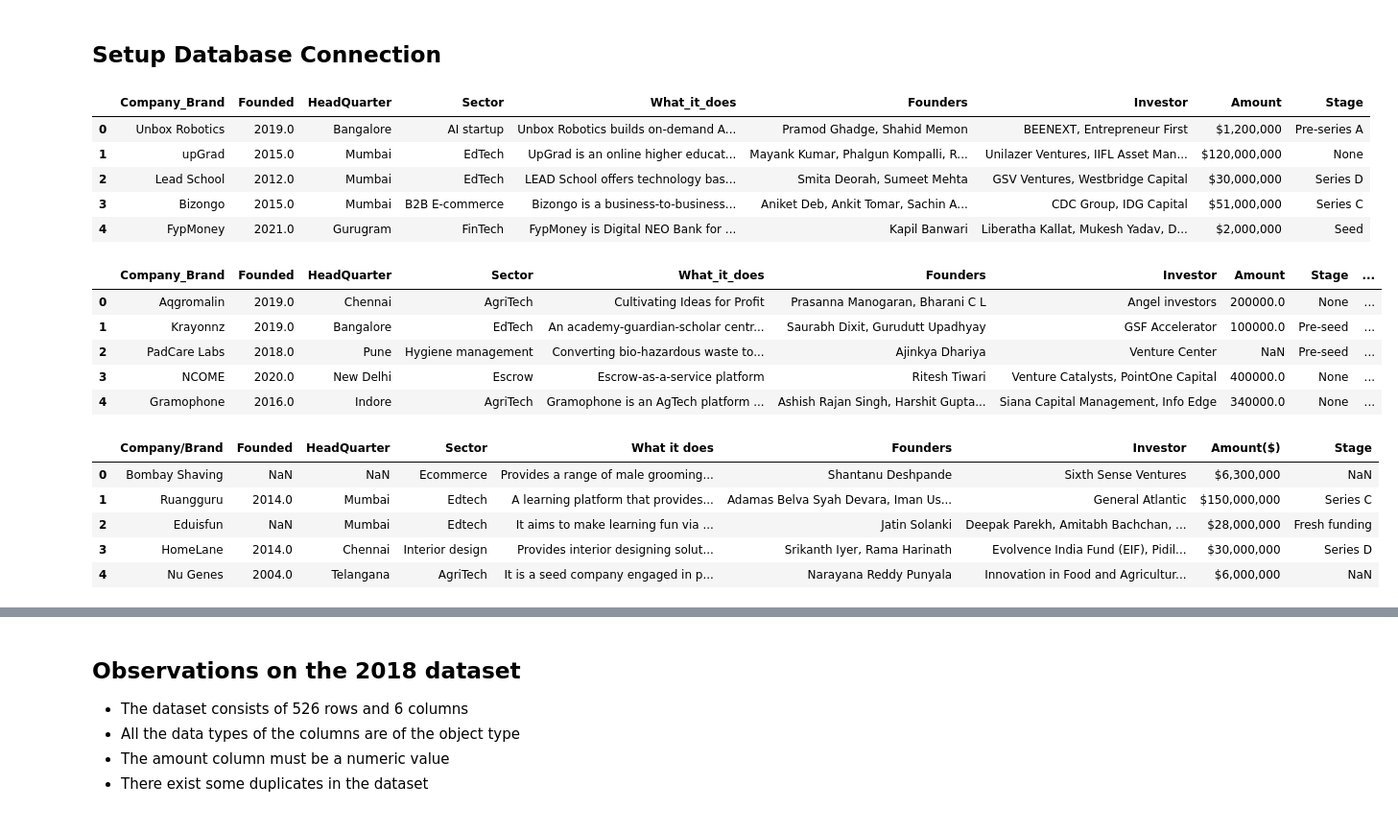
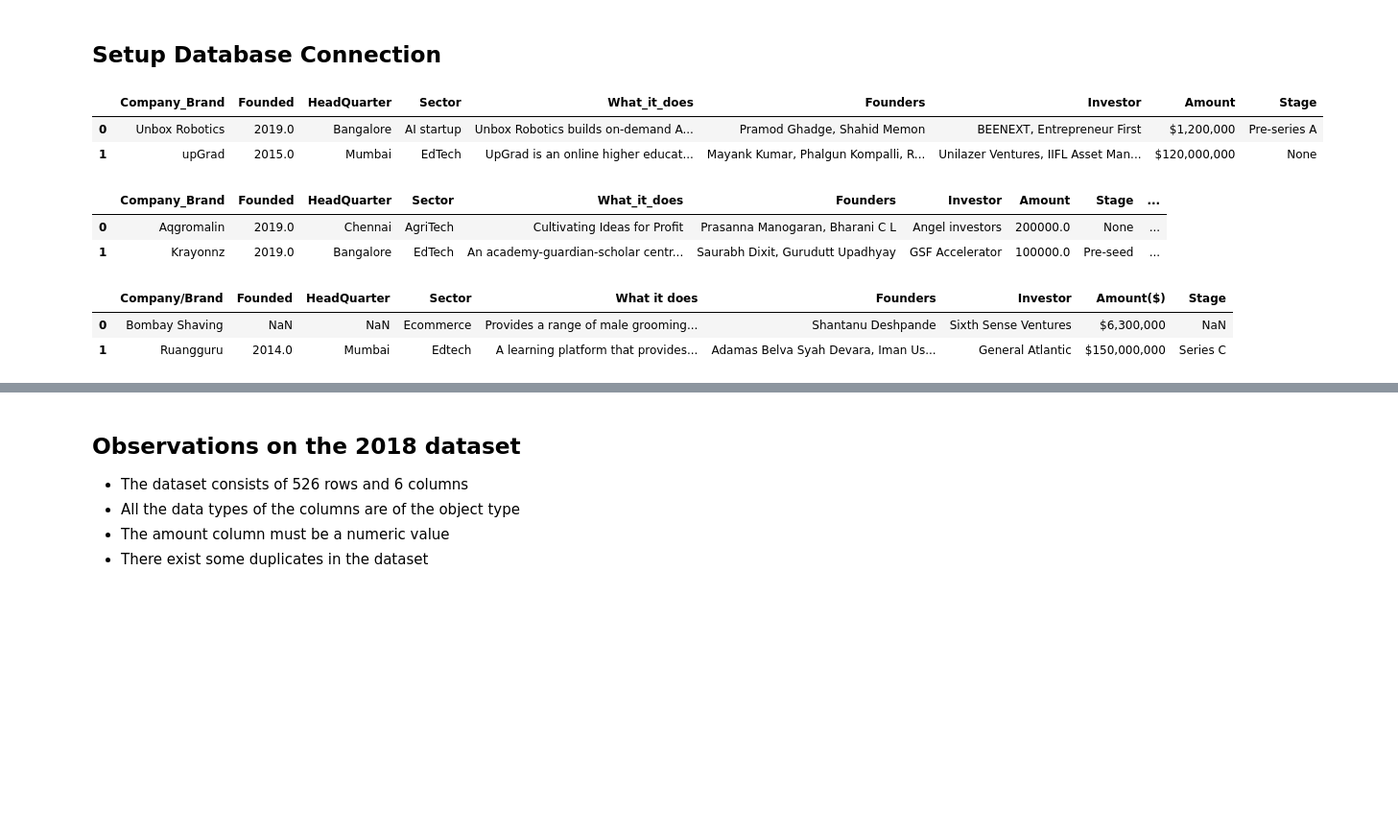
Before and after one commit to Azubi-Team-Selenium/Indian_Start_Up_Analysis, a Jupyter notebook: start_up_analysis.ipynb, the cells around one changed output, grey strips where cells are left out. Shown at 96% size. Cells and saved outputs as stored; diff of their text form; code cells hidden in the pictures; blank space fills up the shorter version.

```diff
--- a/start_up_analysis.ipynb
+++ b/start_up_analysis.ipynb
@@ -104,37 +96,28 @@ connection = pyodbc.connect(connection_string)
 # Loading 2021 dataset from MS SQL server
 query_2021 = " SELECT * FROM dbo.LP1_startup_funding2021"
 df_2021 = pd.read_sql(query_2021,connection)
-df_2021.head()
+df_2021.head(2)
 # %% [output]
 |  | Company_Brand | Founded | HeadQuarter | Sector | What_it_does | Founders | Investor | Amount | Stage |
 | 0 | Unbox Robotics | 2019.0 | Bangalore | AI startup | Unbox Robotics builds on-demand A... | Pramod Ghadge, Shahid Memon | BEENEXT, Entrepreneur First | $1,200,000 | Pre-series A |
 | 1 | upGrad | 2015.0 | Mumbai | EdTech | UpGrad is an online higher educat... | Mayank Kumar, Phalgun Kompalli, R... | Unilazer Ventures, IIFL Asset Man... | $120,000,000 | None |
-| 2 | Lead School | 2012.0 | Mumbai | EdTech | LEAD School offers technology bas... | Smita Deorah, Sumeet Mehta | GSV Ventures, Westbridge Capital | $30,000,000 | Series D |
-| 3 | Bizongo | 2015.0 | Mumbai | B2B E-commerce | Bizongo is a business-to-business... | Aniket Deb, Ankit Tomar, Sachin A... | CDC Group, IDG Capital | $51,000,000 | Series C |
-| 4 | FypMoney | 2021.0 | Gurugram | FinTech | FypMoney is Digital NEO Bank for ... | Kapil Banwari | Liberatha Kallat, Mukesh Yadav, D... | $2,000,000 | Seed |
 # %%
 # Load 2020 dataset from MS SQL Server
 query_2020 = "SELECT * FROM dbo.LP1_startup_funding2020"
 df_2020 = pd.read_sql(query_2020,connection)
-df_2020.head()
+df_2020.head(2)
 # %% [output]
 |  | Company_Brand | Founded | HeadQuarter | Sector | What_it_does | Founders | Investor | Amount | Stage | ... |
 | 0 | Aqgromalin | 2019.0 | Chennai | AgriTech | Cultivating Ideas for Profit | Prasanna Manogaran, Bharani C L | Angel investors | 200000.0 | None | ... |
 | 1 | Krayonnz | 2019.0 | Bangalore | EdTech | An academy-guardian-scholar centr... | Saurabh Dixit, Gurudutt Upadhyay | GSF Accelerator | 100000.0 | Pre-seed | ... |
-| 2 | PadCare Labs | 2018.0 | Pune | Hygiene management | Converting bio-hazardous waste to... | Ajinkya Dhariya | Venture Center | NaN | Pre-seed | ... |
-| 3 | NCOME | 2020.0 | New Delhi | Escrow | Escrow-as-a-service platform | Ritesh Tiwari | Venture Catalysts, PointOne Capital | 400000.0 | None | ... |
-| 4 | Gramophone | 2016.0 | Indore | AgriTech | Gramophone is an AgTech platform ... | Ashish Rajan Singh, Harshit Gupta... | Siana Capital Management, Info Edge | 340000.0 | None | ... |
 # %%
 # load 2019 dataset
 df_2019 = pd.read_csv("datasets/startup_funding2019.csv")
-df_2019.head()
+df_2019.head(2)
 # %% [output]
 |  | Company/Brand | Founded | HeadQuarter | Sector | What it does | Founders | Investor | Amount($) | Stage |
 | 0 | Bombay Shaving | NaN | NaN | Ecommerce | Provides a range of male grooming... | Shantanu Deshpande | Sixth Sense Ventures | $6,300,000 | NaN |
 | 1 | Ruangguru | 2014.0 | Mumbai | Edtech | A learning platform that provides... | Adamas Belva Syah Devara, Iman Us... | General Atlantic | $150,000,000 | Series C |
-| 2 | Eduisfun | NaN | Mumbai | Edtech | It aims to make learning fun via ... | Jatin Solanki | Deepak Parekh, Amitabh Bachchan, ... | $28,000,000 | Fresh funding |
-| 3 | HomeLane | 2014.0 | Chennai | Interior design | Provides interior designing solut... | Srikanth Iyer, Rama Harinath | Evolvence India Fund (EIF), Pidil... | $30,000,000 | Series D |
-| 4 | Nu Genes | 2004.0 | Telangana | AgriTech | It is a seed company engaged in p... | Narayana Reddy Punyala | Innovation in Food and Agricultur... | $6,000,000 | NaN |
 # %%
 # load 2018 dataset
 df_2018 = pd.read_csv("datasets/startup_funding2018.csv")
```
Also changed, not shown: parts of 101 cells of this notebook.
